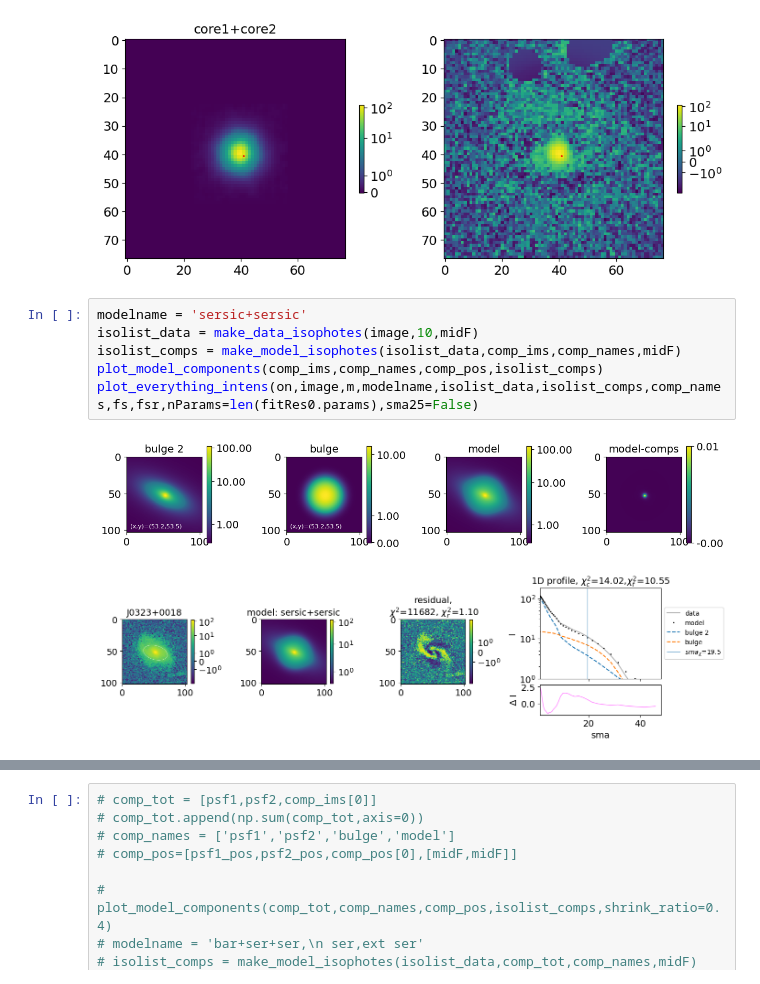
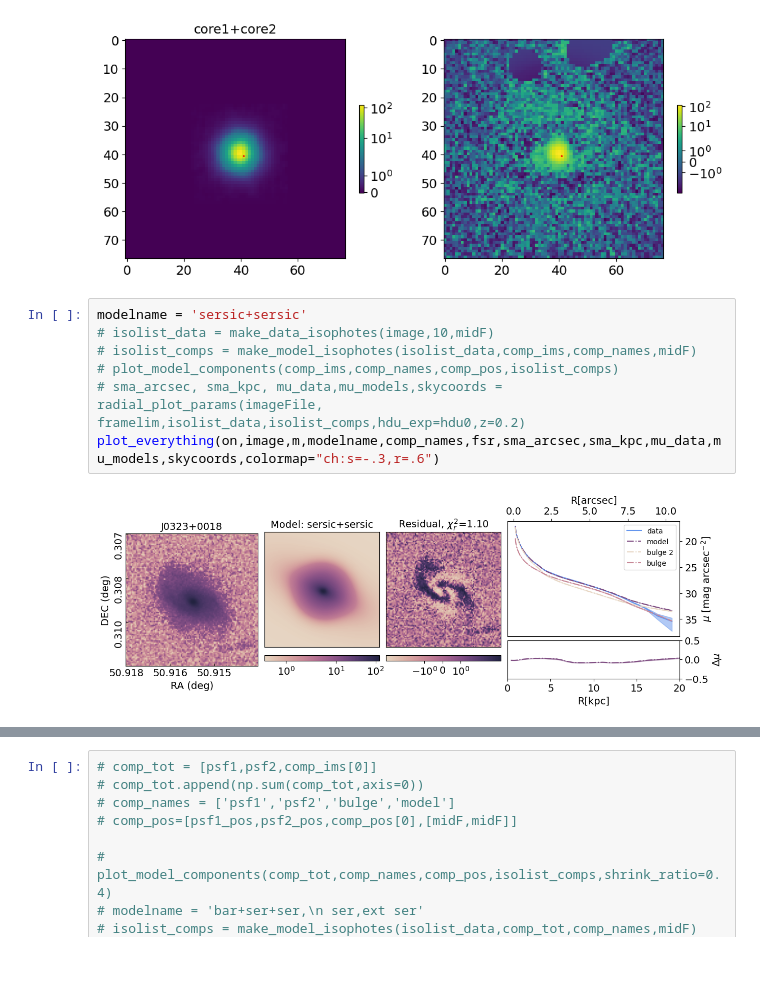
Before and after one commit to insepien/dualAGN, a Jupyter notebook: scrap_notebooks/checkFit.ipynb, the cells around one changed output, grey strips where cells are left out. Cells and saved outputs as stored; diff of their text form.

Commit message:
add brightness functions, plot details

```diff
--- a/scrap_notebooks/checkFit.ipynb
+++ b/scrap_notebooks/checkFit.ipynb
@@ -737,10 +737,10 @@ ax[1].plot(comp_pos[0][0],comp_pos[0][1],"ro",markersize=1)
 [figure]
 # %%
 modelname = 'sersic+sersic'
-isolist_data = make_data_isophotes(image,10,midF)
-isolist_comps = make_model_isophotes(isolist_data,comp_ims,comp_names,midF)
-plot_model_components(comp_ims,comp_names,comp_pos,isolist_comps)
-plot_everything_intens(on,image,m,modelname,isolist_data,isolist_comps,comp_names,fs,fsr,nParams=len(fitRes0.params),sma25=False)
+# isolist_data = make_data_isophotes(image,10,midF)
+# isolist_comps = make_model_isophotes(isolist_data,comp_ims,comp_names,midF)
+# plot_model_components(comp_ims,comp_names,comp_pos,isolist_comps)
+# sma_arcsec, sma_kpc, mu_data,mu_models,skycoords = radial_plot_params(imageFile, framelim,isolist_data,isolist_comps,hdu_exp=hdu0,z=0.2)
+plot_everything(on,image,m,modelname,comp_names,fsr,sma_arcsec,sma_kpc,mu_data,mu_models,skycoords,colormap="ch:s=-.3,r=.6")
 # %% [output]
-[figure, old version]
+[figure, new version]
-[figure, removed]
```
Also changed, not shown: parts of 4 cells of this notebook.
